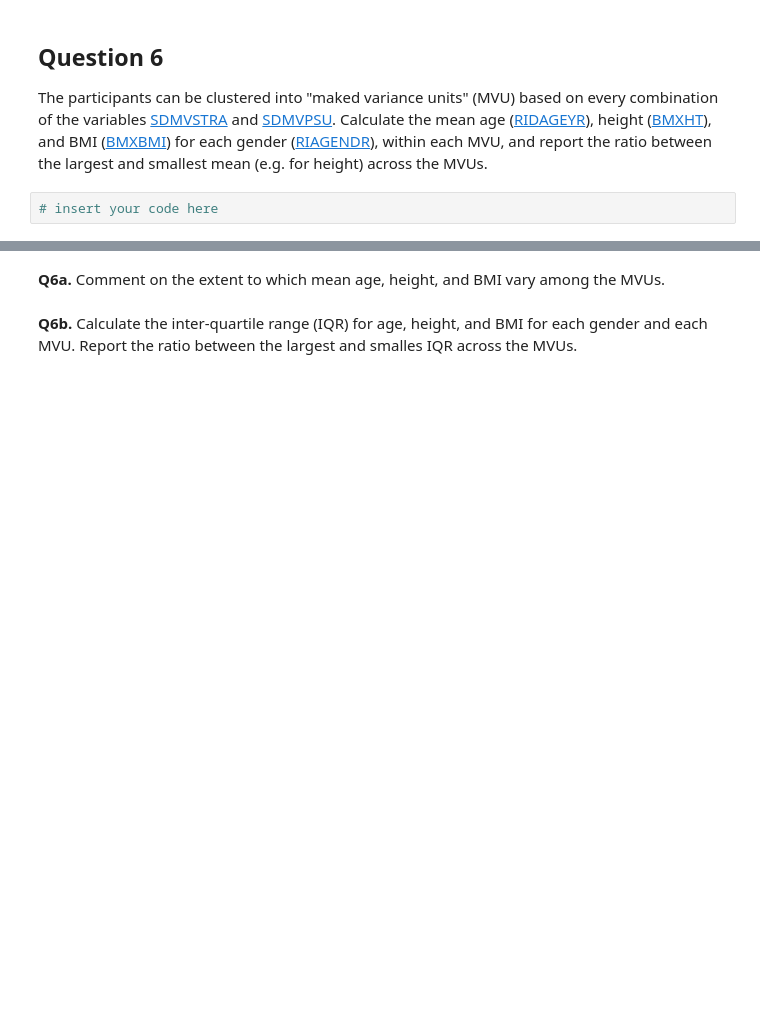
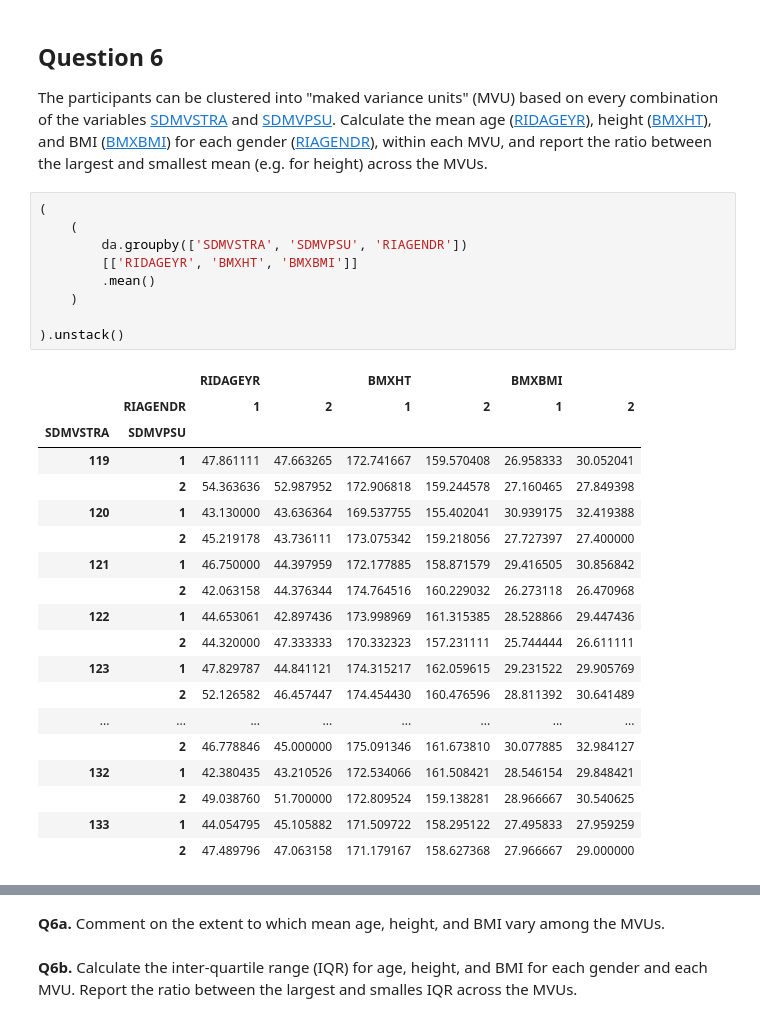
Before and after one commit to tamalmuk21/Stat_with_python, a Jupyter notebook: stat/utf-8''nhanes_univariate_practice.ipynb, the cells around one changed output, grey strips where cells are left out. Saved outputs shown, nothing was run; the diff lists cells and outputs as text; blank space fills up the shorter version.

```diff
--- a/stat/utf-8''nhanes_univariate_practice.ipynb
+++ b/stat/utf-8''nhanes_univariate_practice.ipynb
@@ -278,5 +304,32 @@ __Q5b.__ Restrict the sample to people between 30 and 40 years of age.  Then cal
 ## Question 6
 
 The participants can be clustered into "maked variance units" (MVU) based on every combination of the variables [SDMVSTRA](https://wwwn.cdc.gov/Nchs/Nhanes/2015-2016/DEMO_I.htm#SDMVSTRA) and [SDMVPSU](https://wwwn.cdc.gov/Nchs/Nhanes/2015-2016/DEMO_I.htm#SDMVPSU).  Calculate the mean age ([RIDAGEYR](https://wwwn.cdc.gov/Nchs/Nhanes/2015-2016/DEMO_I.htm#RIDAGEYR)), height ([BMXHT](https://wwwn.cdc.gov/Nchs/Nhanes/2015-2016/BMX_I.htm#BMXHT)), and BMI ([BMXBMI](https://wwwn.cdc.gov/Nchs/Nhanes/2015-2016/BMX_I.htm#BMXBMI)) for each gender ([RIAGENDR](https://wwwn.cdc.gov/Nchs/Nhanes/2015-2016/DEMO_I.htm#RIAGENDR)), within each MVU, and report the ratio between the largest and smallest mean (e.g. for height) across the MVUs.
-# %%
-# insert your code here
+# %%
+(
+    (
+        da.groupby(['SDMVSTRA', 'SDMVPSU', 'RIAGENDR'])
+        [['RIDAGEYR', 'BMXHT', 'BMXBMI']]
+        .mean()
+    )
+
+).unstack()
+# %% [output]
+|  |  | RIDAGEYR |  | BMXHT |  | BMXBMI |  |
+|  | RIAGENDR | 1 | 2 | 1 | 2 | 1 | 2 |
+| SDMVSTRA | SDMVPSU |  |  |  |  |  |  |
+| 119 | 1 | 47.861111 | 47.663265 | 172.741667 | 159.570408 | 26.958333 | 30.052041 |
+|  | 2 | 54.363636 | 52.987952 | 172.906818 | 159.244578 | 27.160465 | 27.849398 |
+| 120 | 1 | 43.130000 | 43.636364 | 169.537755 | 155.402041 | 30.939175 | 32.419388 |
+|  | 2 | 45.219178 | 43.736111 | 173.075342 | 159.218056 | 27.727397 | 27.400000 |
+| 121 | 1 | 46.750000 | 44.397959 | 172.177885 | 158.871579 | 29.416505 | 30.856842 |
+|  | 2 | 42.063158 | 44.376344 | 174.764516 | 160.229032 | 26.273118 | 26.470968 |
+| 122 | 1 | 44.653061 | 42.897436 | 173.998969 | 161.315385 | 28.528866 | 29.447436 |
+|  | 2 | 44.320000 | 47.333333 | 170.332323 | 157.231111 | 25.744444 | 26.611111 |
+| 123 | 1 | 47.829787 | 44.841121 | 174.315217 | 162.059615 | 29.231522 | 29.905769 |
+|  | 2 | 52.126582 | 46.457447 | 174.454430 | 160.476596 | 28.811392 | 30.641489 |
+| ... | ... | ... | ... | ... | ... | ... | ... |
+|  | 2 | 46.778846 | 45.000000 | 175.091346 | 161.673810 | 30.077885 | 32.984127 |
+| 132 | 1 | 42.380435 | 43.210526 | 172.534066 | 161.508421 | 28.546154 | 29.848421 |
+|  | 2 | 49.038760 | 51.700000 | 172.809524 | 159.138281 | 28.966667 | 30.540625 |
+| 133 | 1 | 44.054795 | 45.105882 | 171.509722 | 158.295122 | 27.495833 | 27.959259 |
+|  | 2 | 47.489796 | 47.063158 | 171.179167 | 158.627368 | 27.966667 | 29.000000 |
```
Also changed, not shown: parts of 7 cells of this notebook.
